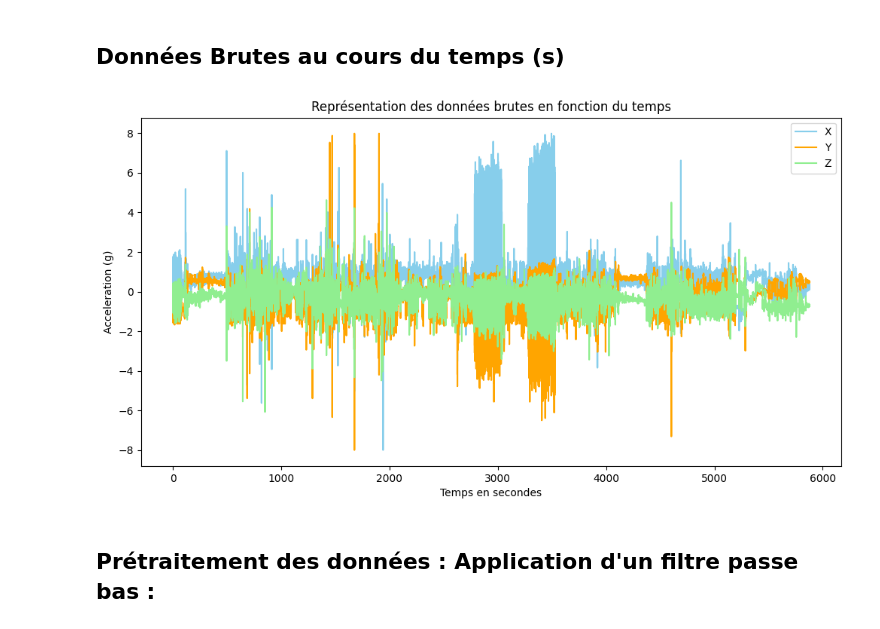
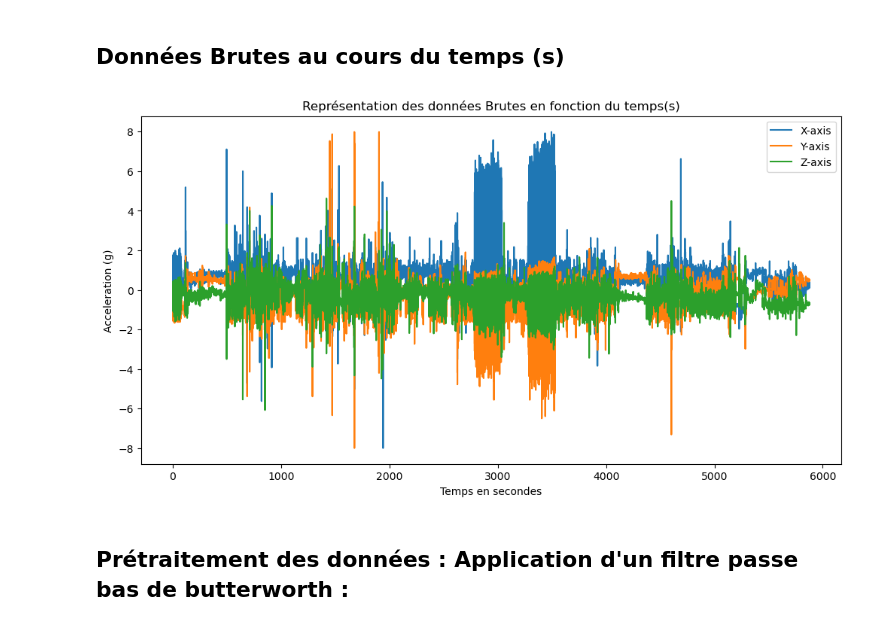
Before and after one commit to leyah-sa/AX3-Project, a Jupyter notebook: notebooks/Non-smoker/A) Visualisation-Prétraitement.ipynb, the cells around one changed output. Cells and saved outputs as stored; diff of their text form; code cells hidden in the pictures.

```diff
--- a/notebooks/Non-smoker/A) Visualisation-Prétraitement.ipynb
+++ b/notebooks/Non-smoker/A) Visualisation-Prétraitement.ipynb
@@ -56,10 +57,10 @@ import pandas as pd
 import matplotlib.pyplot as plt
 
 # Charger les données
-file_path = "/Users/leasaab/Documents/Dev/AX3-Project/data/NoneSmokerCardio.csv"
+file_path = "/Users/duhameleve/Desktop/M2_SNS/M2SNS/Sante/Github/HAH913E-2024-projet/AX3 Project/Sans titre/data/NoneSmokerCardio.csv"
 data = pd.read_csv(file_path)
 
-# Vérifiez les colonnes et assurez-vous qu'elles ont les noms attendus
+
 timestamp_column = data.columns[0]
 signal_columns = data.columns[1:4]  # Sélectionner uniquement les colonnes 1, 2 et 3 pour le signal (X, Y, Z)
 
@@ -71,37 +72,37 @@ data = data.dropna(subset=[timestamp_column])
 
 # Renommer les colonnes pour une meilleure clarté
 data.columns = ['Temps', 'X', 'Y', 'Z']
 
 # Convertir la colonne 'Temps' en datetime
 data['Temps'] = pd.to_datetime(data['Temps'])
 
-# Vérifiez s'il reste au moins deux lignes pour calculer l'intervalle
+
 if len(data) > 1:
     # Calculer l'intervalle d'échantillonnage en secondes
     sampling_interval = (
         data['Temps'].iloc[1] - data['Temps'].iloc[0]
     ).total_seconds()
 else:
     raise ValueError("Le fichier contient moins de deux entrées valides pour calculer l'intervalle d'échantillonnage.")
 
 # Créer une colonne pour le temps relatif en secondes
 data['relative_time_seconds'] = data.index * sampling_interval
 
 # Définir les étiquettes des axes et les couleurs
-axis_labels = ['X', 'Y', 'Z']
-colors = {'X': 'Skyblue', 'Y': 'orange', 'Z': 'lightgreen'}
+axis_labels = ['X-axis', 'Y-axis', 'Z-axis']
+colors = {'X': '#1f77b4', 'Y': '#ff7f0e', 'Z': '#2ca02c'}
 
 # Tracer le signal
 plt.figure(figsize=(12, 6))
 for signal, axis_label, color in zip(['X', 'Y', 'Z'], axis_labels, colors.values()):  # Utiliser uniquement X, Y, Z
     plt.plot(data['relative_time_seconds'], data[signal], label=axis_label, color=color)
 
-plt.title("Représentation des données brutes en fonction du temps")
+plt.title("Représentation des données Brutes en fonction du temps(s)")
 plt.xlabel("Temps en secondes")
 plt.ylabel("Acceleration (g)")
 plt.legend()
 plt.show()
 # %% [output]
-[figure, old version]
+[figure, new version]
 # %% [markdown]
-## Prétraitement des données : Application d'un filtre passe bas :
+## Prétraitement des données : Application d'un filtre passe bas  de butterworth :
```
Also changed, not shown: parts of 23 cells of this notebook, 2 other files.
